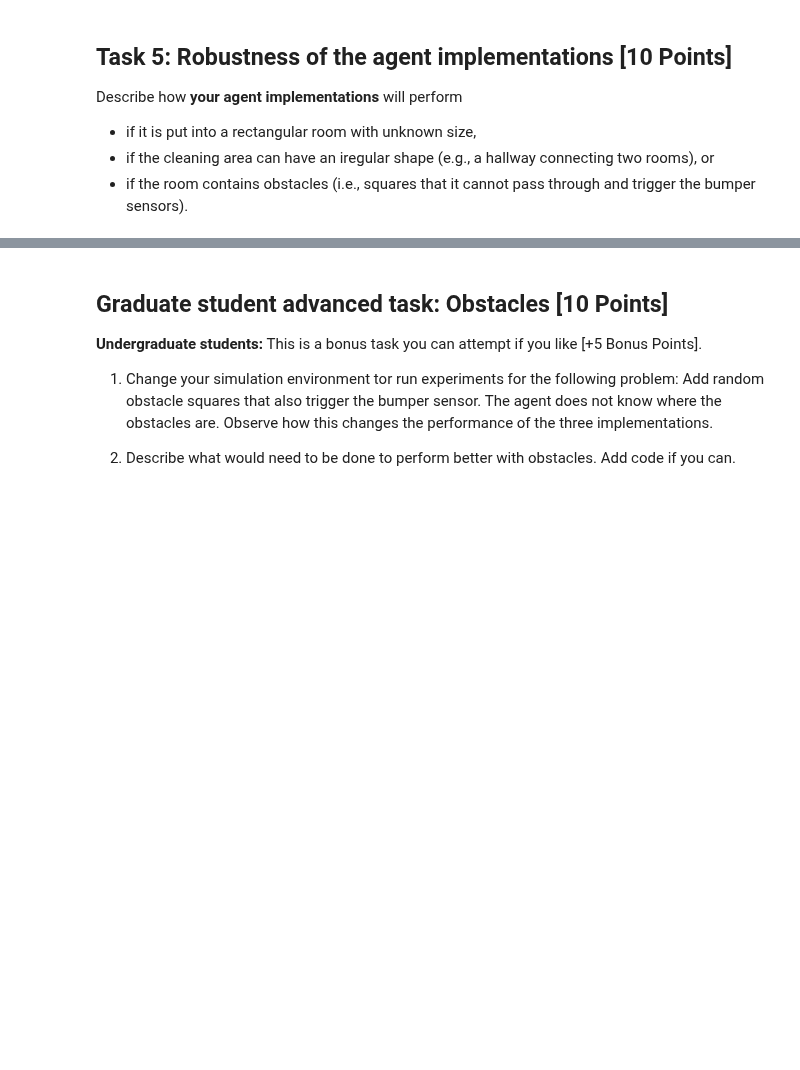
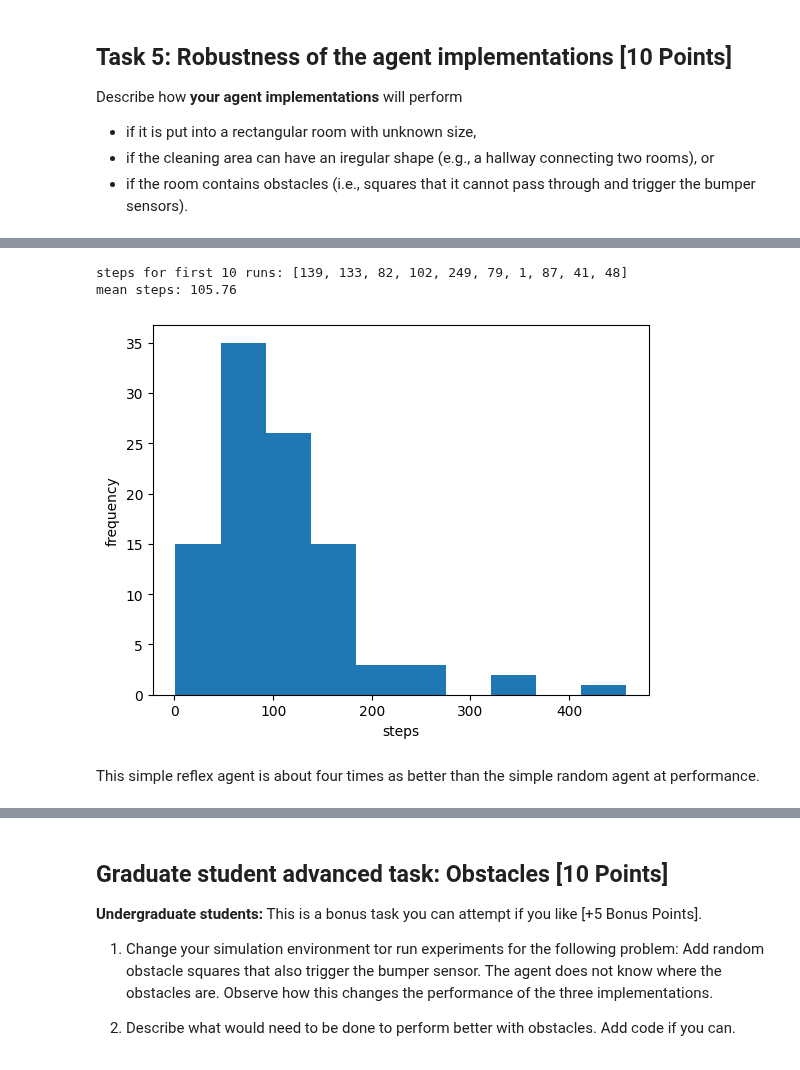
Before and after one commit to mhahsler/CS7320-AI, a Jupyter notebook: Agents/robot_vacuum.ipynb, the cells around one changed output, grey strips where cells are left out. Drawn from its saved outputs; the diff is of its cells as text; code cells hidden in the pictures; blank space fills up the shorter version.

```diff
--- a/Agents/robot_vacuum.ipynb
+++ b/Agents/robot_vacuum.ipynb
@@ -346,0 +407,7 @@ Describe how **your agent implementations** will perform
+# %%
+# define percepts (current location is NW corner and it is dirty)
+bumpers = {"north" : True, "east" : False, "south" : False, "west" : True}
+dirty = True
+
+# call agent program function with percepts and it returns an action
+simple_randomized_agent(bumpers, dirty)
@@ -346,0 +571,17 @@ Describe how **your agent implementations** will perform
+# %%
+import random
+import numpy as np
+
+def simple_reflex_agent(bumpers, dirty):
+    actions = ["north", "east", "west", "south"]
+
+    if(dirty):
+        return "suck"
+
+    for k, v in bumpers.items():
+        if v == True:
+            actions.remove(k)
+
+    return random.choice(list(actions))
+
+simulation_environment(simple_reflex_agent, maxsteps = 20)
@@ -346,0 +607,21 @@ Describe how **your agent implementations** will perform
+# %%
+np.random.seed(1234)
+
+N = 100 # simulation runs
+
+steps = [ simulation_environment(simple_reflex_agent, verb = False) for _ in range(N) ]
+
+print("steps for first 10 runs:", steps[0:10])
+print("mean steps:", np.mean(steps))
+
+import matplotlib.pyplot as plt
+plt.hist(steps, bins = 10)
+plt.xlabel("steps")
+plt.ylabel("frequency")
+plt.show()
+# %% [output]
+steps for first 10 runs: [139, 133, 82, 102, 249, 79, 1, 87, 41, 48]
+mean steps: 105.76
+[figure, added]
+# %% [markdown]
+This simple reflex agent is about four times as better than the simple random agent at performance.
```
Also changed, not shown: parts of 39 cells of this notebook.
